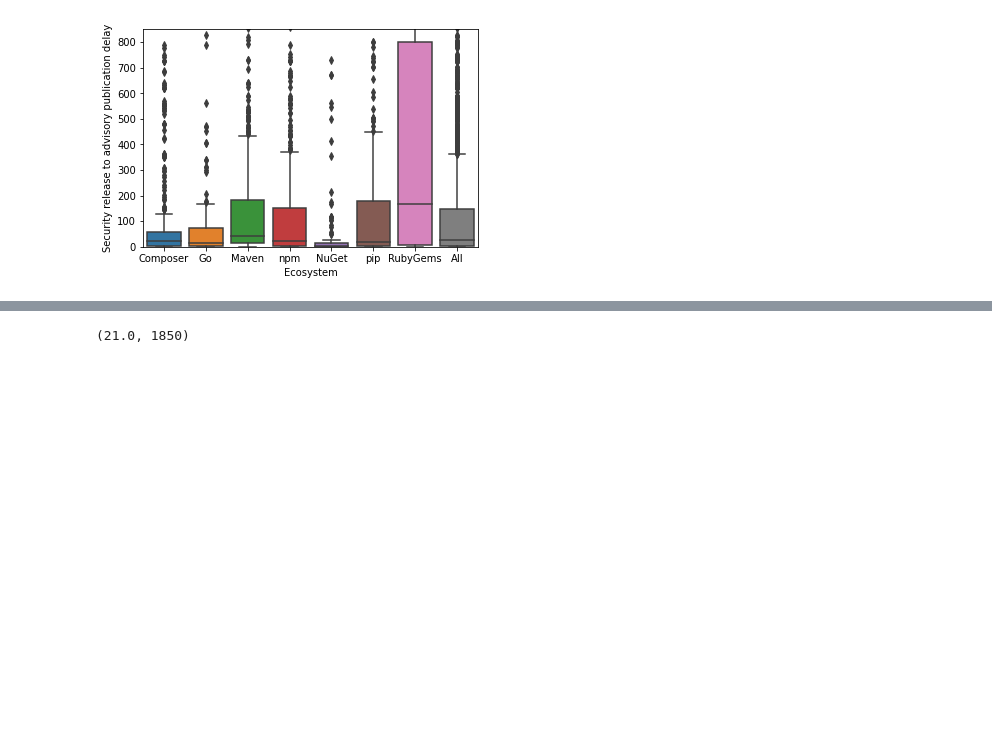
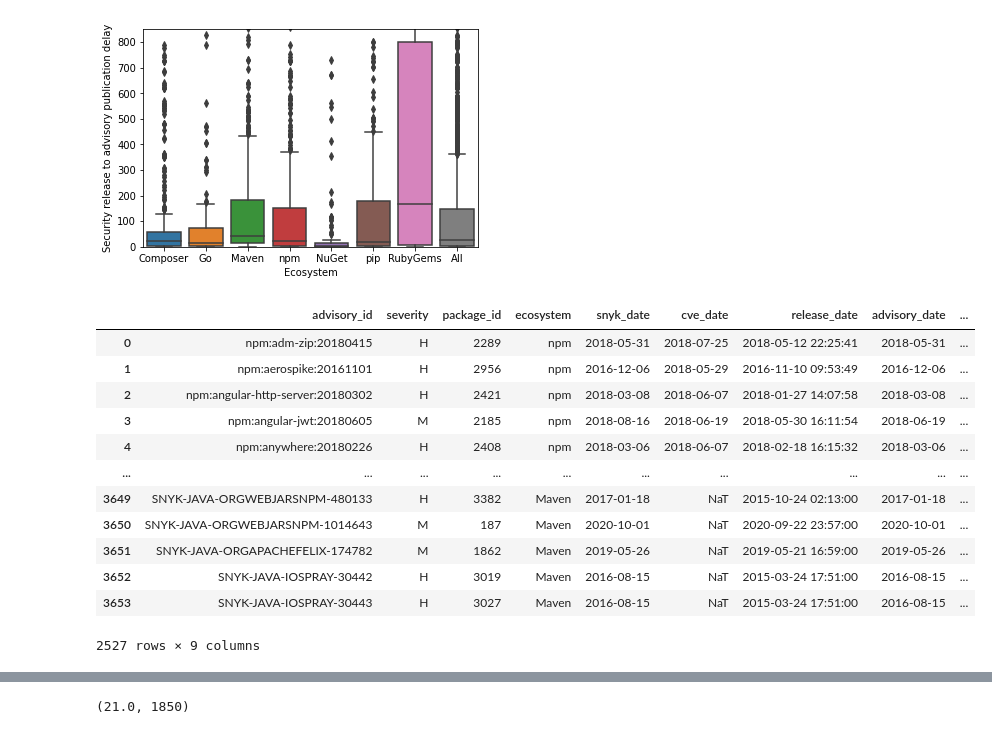
Before and after one commit to nasifimtiazohi/advisory-lifecycle, a Jupyter notebook: data_explore/rq1.ipynb, the cells around one changed output, grey strips where cells are left out. Cells and saved outputs as stored; diff of their text form; code cells hidden in the pictures; blank space fills up the shorter version.

```diff
--- a/data_explore/rq1.ipynb
+++ b/data_explore/rq1.ipynb
@@ -821,3 +932,19 @@ ax.set(ylim=(0,850), xlabel='Ecosystem', ylabel='Security release to advisory pu
 plt.savefig('rtp_delay.png',bbox_inches='tight')
 # %% [output]
 [figure]
+# %%
+df
+# %% [output]
+|  | advisory_id | severity | package_id | ecosystem | snyk_date | cve_date | release_date | advisory_date | ... |
+| 0 | npm:adm-zip:20180415 | H | 2289 | npm | 2018-05-31 | 2018-07-25 | 2018-05-12 22:25:41 | 2018-05-31 | ... |
+| 1 | npm:aerospike:20161101 | H | 2956 | npm | 2016-12-06 | 2018-05-29 | 2016-11-10 09:53:49 | 2016-12-06 | ... |
+| 2 | npm:angular-http-server:20180302 | H | 2421 | npm | 2018-03-08 | 2018-06-07 | 2018-01-27 14:07:58 | 2018-03-08 | ... |
+| 3 | npm:angular-jwt:20180605 | M | 2185 | npm | 2018-08-16 | 2018-06-19 | 2018-05-30 16:11:54 | 2018-06-19 | ... |
+| 4 | npm:anywhere:20180226 | H | 2408 | npm | 2018-03-06 | 2018-06-07 | 2018-02-18 16:15:32 | 2018-03-06 | ... |
+| ... | ... | ... | ... | ... | ... | ... | ... | ... | ... |
+| 3649 | SNYK-JAVA-ORGWEBJARSNPM-480133 | H | 3382 | Maven | 2017-01-18 | NaT | 2015-10-24 02:13:00 | 2017-01-18 | ... |
+| 3650 | SNYK-JAVA-ORGWEBJARSNPM-1014643 | M | 187 | Maven | 2020-10-01 | NaT | 2020-09-22 23:57:00 | 2020-10-01 | ... |
+| 3651 | SNYK-JAVA-ORGAPACHEFELIX-174782 | M | 1862 | Maven | 2019-05-26 | NaT | 2019-05-21 16:59:00 | 2019-05-26 | ... |
+| 3652 | SNYK-JAVA-IOSPRAY-30442 | H | 3019 | Maven | 2016-08-15 | NaT | 2015-03-24 17:51:00 | 2016-08-15 | ... |
+| 3653 | SNYK-JAVA-IOSPRAY-30443 | H | 3027 | Maven | 2016-08-15 | NaT | 2015-03-24 17:51:00 | 2016-08-15 | ... |
+2527 rows × 9 columns
```
Also changed, not shown: parts of 20 cells of this notebook, 3 other files.
